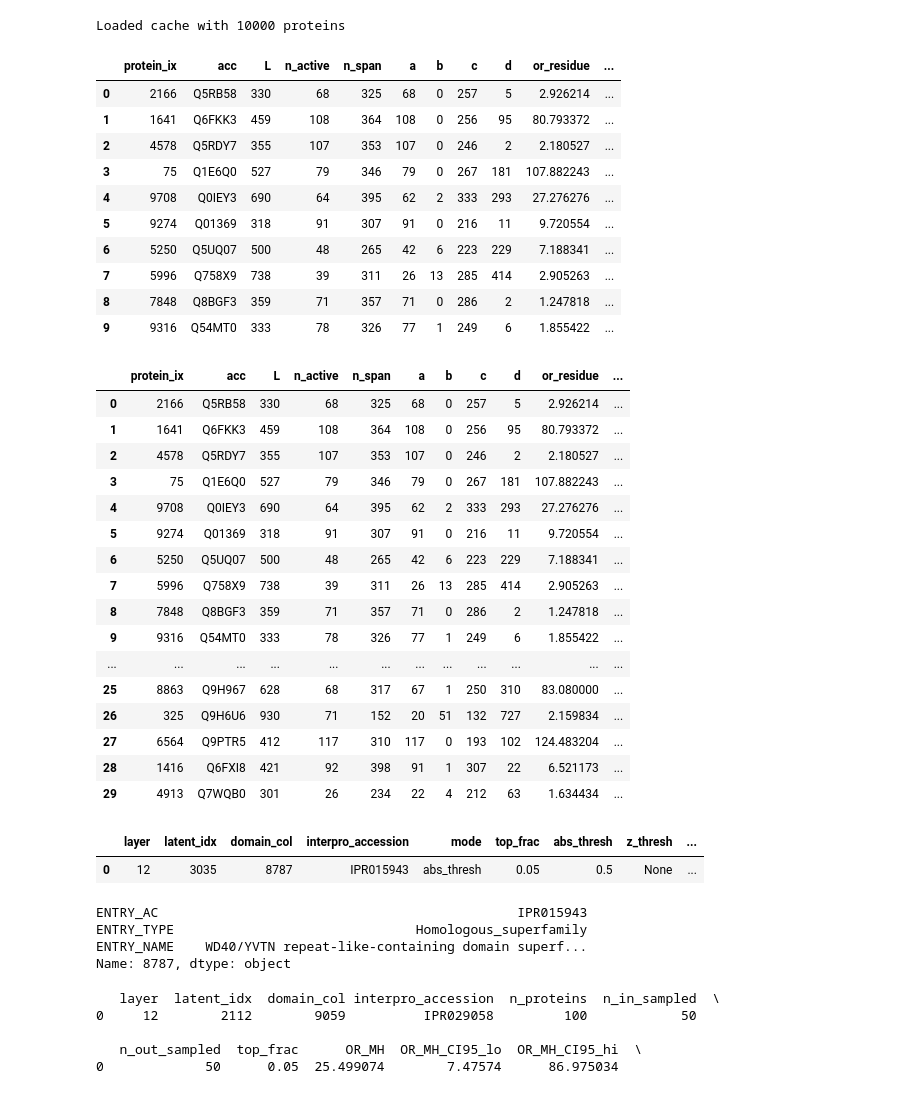
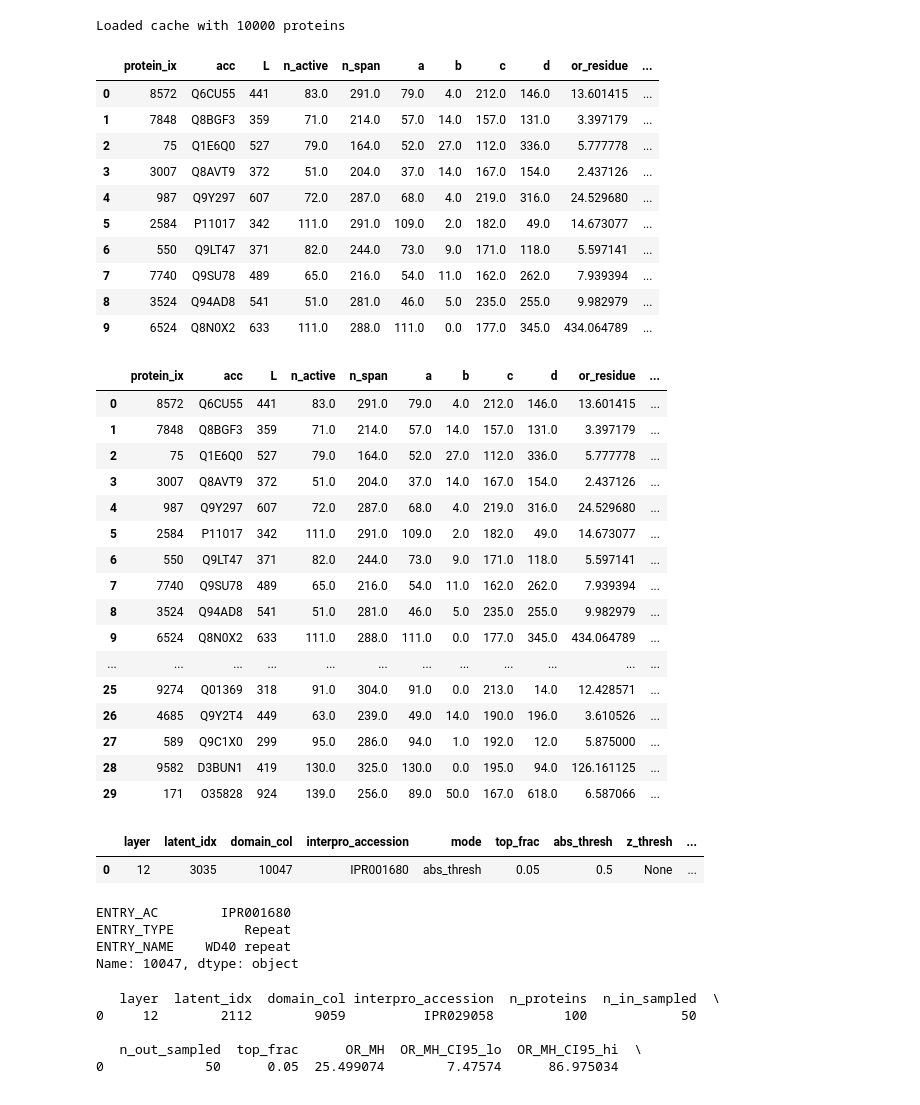
Before and after one commit to NainaniJatinZ/plm_circuits, a Jupyter notebook: notebooks/domain_corr/latent_char.ipynb, the cells around one changed output. Cells and saved outputs as stored; diff of their text form; code cells hidden in the pictures.

```diff
--- a/notebooks/domain_corr/latent_char.ipynb
+++ b/notebooks/domain_corr/latent_char.ipynb
@@ -1849,71 +1831,71 @@ tmp = load_cached_activations("/project/pi_annagreen_umass_edu/jatin/plm_circuit
 # %% [output]
 Loaded cache with 10000 proteins
 # %%
-domain_col = 8787 #9059           # column in all_properties
-ipr = "IPR015943" # "IPR029058"           # matching InterPro accession
+domain_col = 10047 #9059           # column in all_properties
+ipr = "IPR001680" # "IPR015943" # "IPR029058"           # matching InterPro accession
 layer = 12
 latent_idx = 3035
 
 per_prot, summ = latent_domain_span_enrichment_inonly(
     tmp=tmp,
     all_properties=all_properties,
     domain_col=domain_col,
     layer=layer,
     latent_idx=latent_idx,
     interpro_accession=ipr,
     sample_in=50,
     mode="abs_thresh",         # or "z_thresh", "abs_thresh"
     # top_frac=0.05,           # if mode="top_frac"
     abs_thresh=0.5,        # if mode="abs_thresh"
     # z_thresh=...,          # if mode="z_thresh"
     sleep_between_calls=0.05
 )
 
 per_prot.head(10)
 # %% [output]
 |  | protein_ix | acc | L | n_active | n_span | a | b | c | d | or_residue | ... |
-| 0 | 2166 | Q5RB58 | 330 | 68 | 325 | 68 | 0 | 257 | 5 | 2.926214 | ... |
-| 1 | 1641 | Q6FKK3 | 459 | 108 | 364 | 108 | 0 | 256 | 95 | 80.793372 | ... |
-| 2 | 4578 | Q5RDY7 | 355 | 107 | 353 | 107 | 0 | 246 | 2 | 2.180527 | ... |
-| 3 | 75 | Q1E6Q0 | 527 | 79 | 346 | 79 | 0 | 267 | 181 | 107.882243 | ... |
-| 4 | 9708 | Q0IEY3 | 690 | 64 | 395 | 62 | 2 | 333 | 293 | 27.276276 | ... |
-| 5 | 9274 | Q01369 | 318 | 91 | 307 | 91 | 0 | 216 | 11 | 9.720554 | ... |
-| 6 | 5250 | Q5UQ07 | 500 | 48 | 265 | 42 | 6 | 223 | 229 | 7.188341 | ... |
-| 7 | 5996 | Q758X9 | 738 | 39 | 311 | 26 | 13 | 285 | 414 | 2.905263 | ... |
-| 8 | 7848 | Q8BGF3 | 359 | 71 | 357 | 71 | 0 | 286 | 2 | 1.247818 | ... |
-| 9 | 9316 | Q54MT0 | 333 | 78 | 326 | 77 | 1 | 249 | 6 | 1.855422 | ... |
+| 0 | 8572 | Q6CU55 | 441 | 83.0 | 291.0 | 79.0 | 4.0 | 212.0 | 146.0 | 13.601415 | ... |
+| 1 | 7848 | Q8BGF3 | 359 | 71.0 | 214.0 | 57.0 | 14.0 | 157.0 | 131.0 | 3.397179 | ... |
+| 2 | 75 | Q1E6Q0 | 527 | 79.0 | 164.0 | 52.0 | 27.0 | 112.0 | 336.0 | 5.777778 | ... |
+| 3 | 3007 | Q8AVT9 | 372 | 51.0 | 204.0 | 37.0 | 14.0 | 167.0 | 154.0 | 2.437126 | ... |
+| 4 | 987 | Q9Y297 | 607 | 72.0 | 287.0 | 68.0 | 4.0 | 219.0 | 316.0 | 24.529680 | ... |
+| 5 | 2584 | P11017 | 342 | 111.0 | 291.0 | 109.0 | 2.0 | 182.0 | 49.0 | 14.673077 | ... |
+| 6 | 550 | Q9LT47 | 371 | 82.0 | 244.0 | 73.0 | 9.0 | 171.0 | 118.0 | 5.597141 | ... |
+| 7 | 7740 | Q9SU78 | 489 | 65.0 | 216.0 | 54.0 | 11.0 | 162.0 | 262.0 | 7.939394 | ... |
+| 8 | 3524 | Q94AD8 | 541 | 51.0 | 281.0 | 46.0 | 5.0 | 235.0 | 255.0 | 9.982979 | ... |
+| 9 | 6524 | Q8N0X2 | 633 | 111.0 | 288.0 | 111.0 | 0.0 | 177.0 | 345.0 | 434.064789 | ... |
 # %%
 per_prot.head(30)
 # %% [output]
 |  | protein_ix | acc | L | n_active | n_span | a | b | c | d | or_residue | ... |
-| 0 | 2166 | Q5RB58 | 330 | 68 | 325 | 68 | 0 | 257 | 5 | 2.926214 | ... |
-| 1 | 1641 | Q6FKK3 | 459 | 108 | 364 | 108 | 0 | 256 | 95 | 80.793372 | ... |
-| 2 | 4578 | Q5RDY7 | 355 | 107 | 353 | 107 | 0 | 246 | 2 | 2.180527 | ... |
-| 3 | 75 | Q1E6Q0 | 527 | 79 | 346 | 79 | 0 | 267 | 181 | 107.882243 | ... |
-| 4 | 9708 | Q0IEY3 | 690 | 64 | 395 | 62 | 2 | 333 | 293 | 27.276276 | ... |
-| 5 | 9274 | Q01369 | 318 | 91 | 307 | 91 | 0 | 216 | 11 | 9.720554 | ... |
-| 6 | 5250 | Q5UQ07 | 500 | 48 | 265 | 42 | 6 | 223 | 229 | 7.188341 | ... |
-| 7 | 5996 | Q758X9 | 738 | 39 | 311 | 26 | 13 | 285 | 414 | 2.905263 | ... |
-| 8 | 7848 | Q8BGF3 | 359 | 71 | 357 | 71 | 0 | 286 | 2 | 1.247818 | ... |
-| 9 | 9316 | Q54MT0 | 333 | 78 | 326 | 77 | 1 | 249 | 6 | 1.855422 | ... |
+| 0 | 8572 | Q6CU55 | 441 | 83.0 | 291.0 | 79.0 | 4.0 | 212.0 | 146.0 | 13.601415 | ... |
+| 1 | 7848 | Q8BGF3 | 359 | 71.0 | 214.0 | 57.0 | 14.0 | 157.0 | 131.0 | 3.397179 | ... |
+| 2 | 75 | Q1E6Q0 | 527 | 79.0 | 164.0 | 52.0 | 27.0 | 112.0 | 336.0 | 5.777778 | ... |
+| 3 | 3007 | Q8AVT9 | 372 | 51.0 | 204.0 | 37.0 | 14.0 | 167.0 | 154.0 | 2.437126 | ... |
+| 4 | 987 | Q9Y297 | 607 | 72.0 | 287.0 | 68.0 | 4.0 | 219.0 | 316.0 | 24.529680 | ... |
+| 5 | 2584 | P11017 | 342 | 111.0 | 291.0 | 109.0 | 2.0 | 182.0 | 49.0 | 14.673077 | ... |
+| 6 | 550 | Q9LT47 | 371 | 82.0 | 244.0 | 73.0 | 9.0 | 171.0 | 118.0 | 5.597141 | ... |
+| 7 | 7740 | Q9SU78 | 489 | 65.0 | 216.0 | 54.0 | 11.0 | 162.0 | 262.0 | 7.939394 | ... |
+| 8 | 3524 | Q94AD8 | 541 | 51.0 | 281.0 | 46.0 | 5.0 | 235.0 | 255.0 | 9.982979 | ... |
+| 9 | 6524 | Q8N0X2 | 633 | 111.0 | 288.0 | 111.0 | 0.0 | 177.0 | 345.0 | 434.064789 | ... |
 | ... | ... | ... | ... | ... | ... | ... | ... | ... | ... | ... | ... |
-| 25 | 8863 | Q9H967 | 628 | 68 | 317 | 67 | 1 | 250 | 310 | 83.080000 | ... |
-| 26 | 325 | Q9H6U6 | 930 | 71 | 152 | 20 | 51 | 132 | 727 | 2.159834 | ... |
-| 27 | 6564 | Q9PTR5 | 412 | 117 | 310 | 117 | 0 | 193 | 102 | 124.483204 | ... |
-| 28 | 1416 | Q6FXI8 | 421 | 92 | 398 | 91 | 1 | 307 | 22 | 6.521173 | ... |
-| 29 | 4913 | Q7WQB0 | 301 | 26 | 234 | 22 | 4 | 212 | 63 | 1.634434 | ... |
+| 25 | 9274 | Q01369 | 318 | 91.0 | 304.0 | 91.0 | 0.0 | 213.0 | 14.0 | 12.428571 | ... |
+| 26 | 4685 | Q9Y2T4 | 449 | 63.0 | 239.0 | 49.0 | 14.0 | 190.0 | 196.0 | 3.610526 | ... |
+| 27 | 589 | Q9C1X0 | 299 | 95.0 | 286.0 | 94.0 | 1.0 | 192.0 | 12.0 | 5.875000 | ... |
+| 28 | 9582 | D3BUN1 | 419 | 130.0 | 325.0 | 130.0 | 0.0 | 195.0 | 94.0 | 126.161125 | ... |
+| 29 | 171 | O35828 | 924 | 139.0 | 256.0 | 89.0 | 50.0 | 167.0 | 618.0 | 6.587066 | ... |
 # %%
 pd.DataFrame([summ])
 # %% [output]
 |  | layer | latent_idx | domain_col | interpro_accession | mode | top_frac | abs_thresh | z_thresh | ... |
-| 0 | 12 | 3035 | 8787 | IPR015943 | abs_thresh | 0.05 | 0.5 | None | ... |
+| 0 | 12 | 3035 | 10047 | IPR001680 | abs_thresh | 0.05 | 0.5 | None | ... |
 # %%
-interpro_annotations_nonzero.iloc[8787]
+interpro_annotations_nonzero.iloc[10047]
 # %% [output]
-ENTRY_AC                                              IPR015943
-ENTRY_TYPE                               Homologous_superfamily
-ENTRY_NAME    WD40/YVTN repeat-like-containing domain superf...
-Name: 8787, dtype: object
+ENTRY_AC        IPR001680
+ENTRY_TYPE         Repeat
+ENTRY_NAME    WD40 repeat
+Name: 10047, dtype: object
 # %%
 domain_col = 9059   # example column idx in all_properties
 ipr = "IPR029058"   # make sure this matches the same domain as column 9005
```
Also changed, not shown: parts of 8 cells of this notebook.
